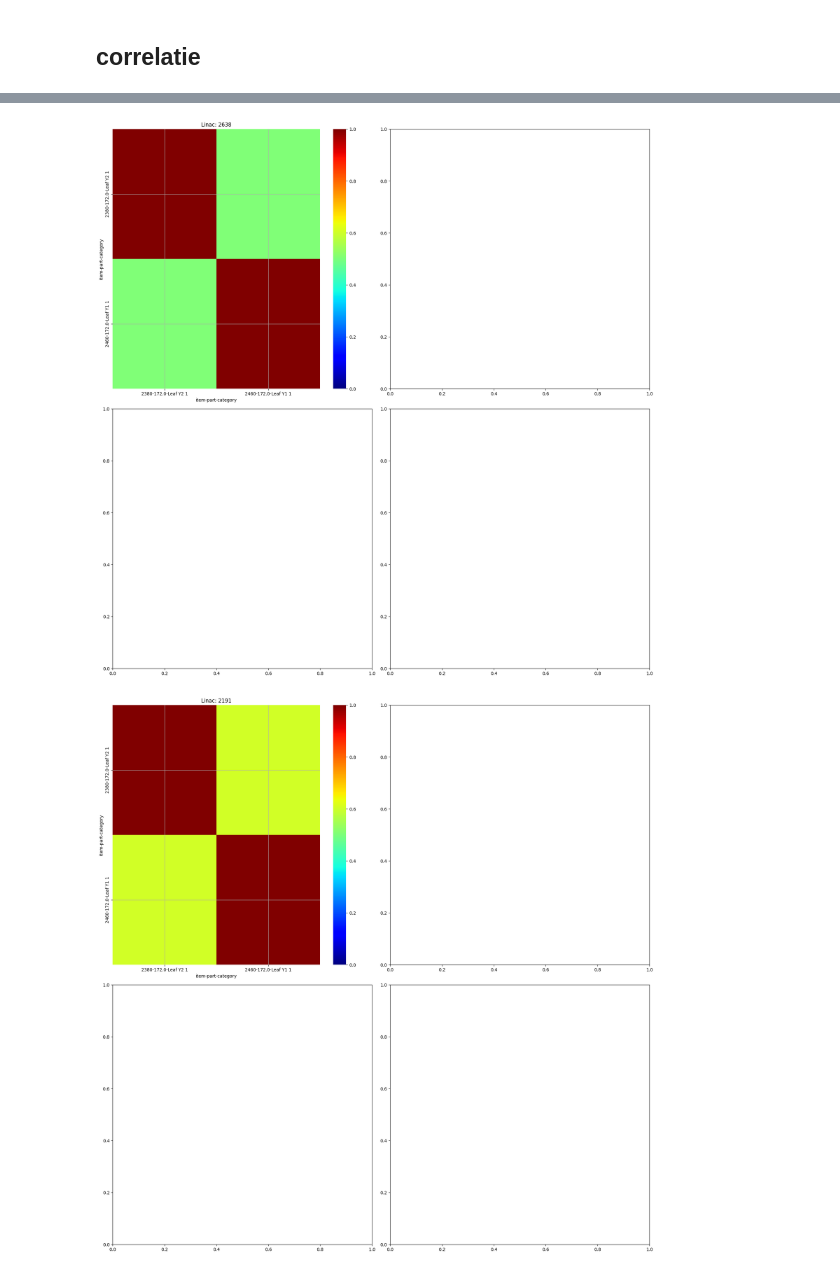
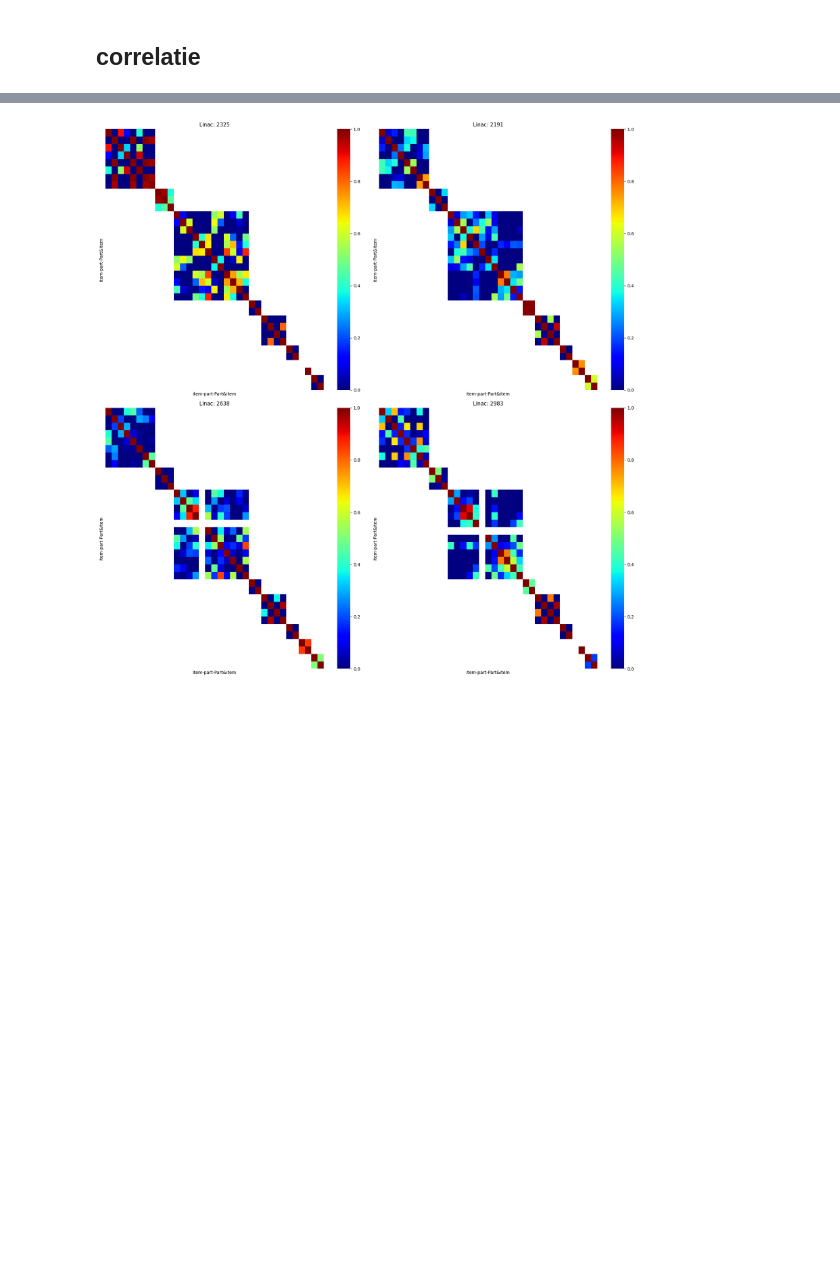
Before and after one commit to Larissavf/linac_research, a Jupyter notebook: EDA_all_linacs_mlc.ipynb, the cells around one changed output, grey strips where cells are left out. Cells and saved outputs as stored; diff of their text form; code cells hidden in the pictures; blank space fills up the shorter version.

```diff
--- a/EDA_all_linacs_mlc.ipynb
+++ b/EDA_all_linacs_mlc.ipynb
@@ -37,6 +29,7 @@ merged_df = tempdf.merge(linac2_items[["item", "category"]], on = "item", how="i
 
 
 merged_df = merged_df[merged_df["linac"] != 7460]
+merged_df["Part&item"] = "I:"+ merged_df["item"].astype(str) + " P:"+ merged_df["part"].astype(str)
 
-mlc_df = merged_df[merged_df["file_name"].str.contains("Mlc")]
-mlc_df["Part&item"] = "I:"+ mlc_df["item"].astype(str) + " P:"+ mlc_df["part"].astype(str)
+
+mlc_df = merged_df[merged_df["file_name"].str.contains("Mlc")].copy()
@@ -58,7 +46,6 @@ show["amount of dates"] = [len(mlc_df[mlc_df["file_name"] == file]["date"].uniqu
 total_changes = []
 for file in show.index:
     mlc = merged_df[merged_df["file_name"] == file].copy()
-    mlc["Part&item"] = "I:" + mlc["item"].astype(str) + " P:" + mlc["part"].astype(str)
 
 
     nop45 = mlc[mlc["part"] != 45]
@@ -906,8 +898,10 @@ merged_df
 # %%
-merged_df["Part&item"] = "I:"+ merged_df["item"].astype(str) + " P:"+ merged_df["part"].astype(str)
 
-nop45 = merged_df[merged_df["part"] != 45]
+nop45 = mlc_df[mlc_df["part"] != 45]
 result = pd.DataFrame()
+
+nop45 = nop45[nop45["date"] != "2023-08-16"]
+nop45 = nop45.sort_values(by=["linac", "date"], ascending=True)
 
 for linac in list(set(nop45["linac"])):
     for filename in list(set(nop45["file_name"])):
@@ -918,6 +912,7 @@ for linac in list(set(nop45["linac"])):
         for item in range(len(dates)-1):
             old = linec_df[linec_df["date"] == dates[item]]
             new = linec_df[linec_df["date"] == dates[item+1]]
+
 
             diff = new["value"].values - old["value"].values
             temp = pd.DataFrame({
@@ -936,6 +931,4 @@ changes = changed["PI"].unique().tolist()
 
 
 #only the changed combination of part and item
-changes_df_total = merged_df[merged_df["Part&item"].isin(changes)]
-
-changes_df_total
+changes_df_total = mlc_df[mlc_df["Part&item"].isin(changes)]
@@ -953,17 +935,17 @@ for linac in list(changes_df["linac"].unique()):
 # %%
-for pivoted_df in pivoted:
-    fig, axes = plt.subplots(nrows=2, ncols=2, figsize=(18, 18))
-    linacs = list(set(pivoted_df["linac"]))
+pivoted =  changes_df_total.pivot(index=["date", "linac", "file_name"], columns=["item", "part", "Part&item",], values="value").reset_index()
+corrs = []
+fig, axes = plt.subplots(nrows=2, ncols=2, figsize=(18, 18))
+linacs = pivoted["linac"].unique().tolist()
+for num in range(len(linacs)):
+    row, col = divmod(num, 2)
+    corr = pivoted[pivoted["linac"] == linacs[num]].set_index(["date", "linac", "file_name"]).corr()
+    corrs.append(corr)
+    sns.heatmap(corr, cmap="jet", vmin=0.0, vmax=1.0, ax=axes[row, col], yticklabels=False, xticklabels=False )
+    axes[row, col].set_title(f"Linac: {linacs[num]}")
+    axes[row, col].grid(True)
 
-    for num in range(len(linacs)):
-        row, col = divmod(num, 2)
-        corr = pivoted_df[pivoted_df["linac"] == linacs[num]].set_index(["date", "linac"]).corr()
-        sns.heatmap(corr, cmap="jet", vmin=0.0, vmax=1.0, ax=axes[row, col], )
-        axes[row, col].set_title(f"Linac: {linacs[num]}")
-        axes[row, col].grid(True)
-
-    plt.tight_layout()
-    plt.show()
+plt.tight_layout()
+plt.show()
 # %% [output]
-[figure, old version]
+[figure, new version]
-[figure, removed]
```
Also changed, not shown: parts of 32 cells of this notebook.
